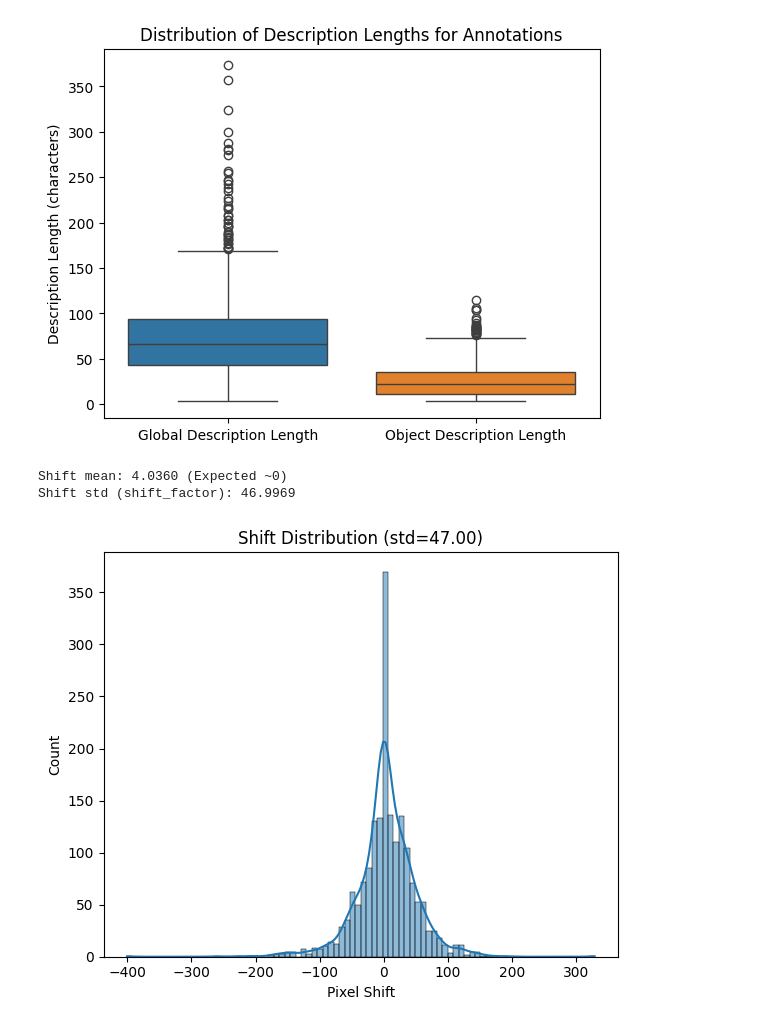
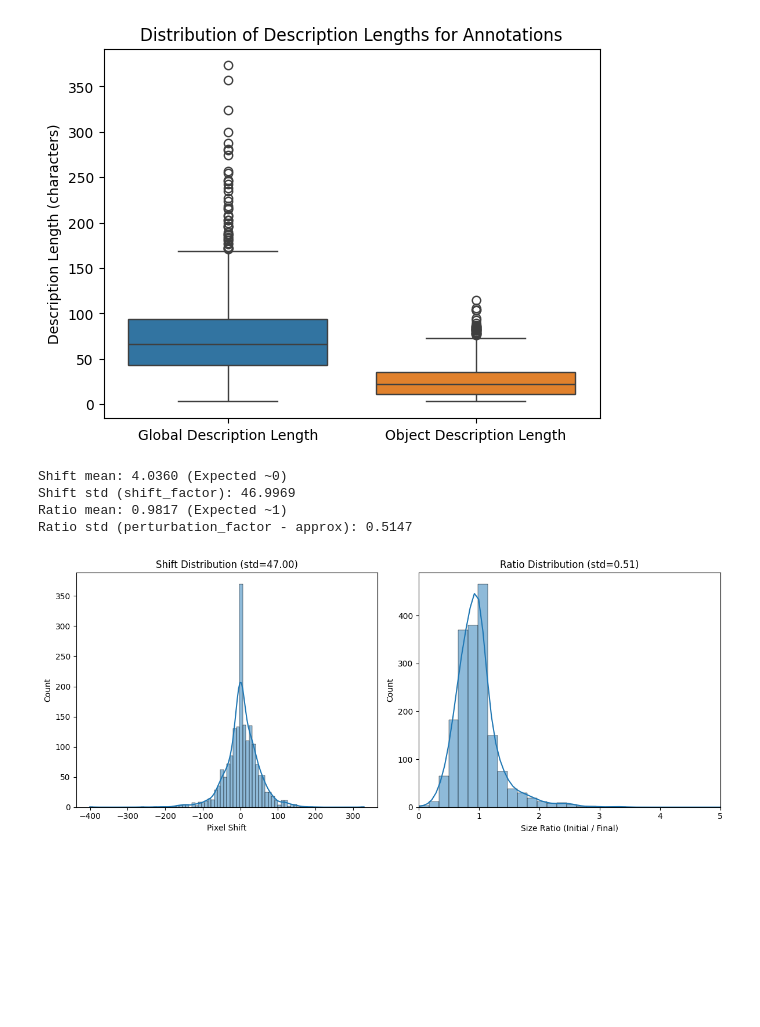
Before and after one commit to eceltov/V3Project, a Jupyter notebook: graphs2.ipynb, the cells around one changed output. Saved outputs shown, nothing was run; the diff lists cells and outputs as text; code cells hidden in the pictures; blank space fills up the shorter version.

```diff
--- a/graphs2.ipynb
+++ b/graphs2.ipynb
@@ -40,6 +40,7 @@ annotations[0]
 # %%
 def get_annotation_stats(annotation):
     stats = {
+        "id": annotation["id"],
         "distractors": 0,
         "total_time": 0,
         "annotationOrder": annotation["annotation"]["annotationOrder"],
@@ -154,8 +181,19 @@ plt.show()
 # %% [output]
 [figure]
 # %%
+def get_wh(rect):
+    x1, y1, x2, y2 = rect
+    return (abs(x2 - x1), abs(y2 - y1))
+
+def get_center(rect):
+    x1, y1, x2, y2 = rect
+    # Ensure float division
+    return ((x1 + x2) / 2.0, (y1 + y2) / 2.0)
+
 shifts_x = []
 shifts_y = []
+ratios_w = []
+ratios_h = []
 
 # Use filtered_stats instead of all annotations
 # filtered_stats contains dictionaries with "rects" list
@@ -173,38 +211,63 @@ for stats in filtered_stats:
             continue
 
         c_ix, c_iy = get_center(initial)
         c_fx, c_fy = get_center(final)
 
         # Shifts: simply the difference in centers
         dx = c_ix - c_fx
         dy = c_iy - c_fy
         shifts_x.append(dx)
         shifts_y.append(dy)
 
+        # Ratios: initial / final
+        # If final is ground truth, initial is perturbed version of it.
+        # But wait, usually we want Ratio = Perturbed / Original.
+        # Here Initial ~ Perturbed, Final ~ Original.
+        # So Ratio = Initial / Final
+
+        r_w = w_i / w_f
+        r_h = h_i / h_f
+        ratios_w.append(r_w)
+        ratios_h.append(r_h)
+
 shifts = np.array(shifts_x + shifts_y)
+scalings = np.array(ratios_w + ratios_h)
 
 if len(shifts) > 0:
     shift_mean = np.mean(shifts)
     shift_std = np.std(shifts)
 
+    ratio_mean = np.mean(scalings)
+    ratio_std = np.std(scalings)
+
     print(f"Shift mean: {shift_mean:.4f} (Expected ~0)")
     print(f"Shift std (shift_factor): {shift_std:.4f}")
 
+    print(f"Ratio mean: {ratio_mean:.4f} (Expected ~1)")
+    print(f"Ratio std (perturbation_factor - approx): {ratio_std:.4f}")
+
     # Plot distributions
-    fig, ax = plt.subplots(figsize=(6, 5))
+    fig, axes = plt.subplots(1, 2, figsize=(12, 5))
 
-    sns.histplot(shifts, kde=True, ax=ax)
-    ax.set_title(f'Shift Distribution (std={shift_std:.2f})')
-    ax.set_xlabel('Pixel Shift')
+    sns.histplot(shifts, kde=True, ax=axes[0])
+    axes[0].set_title(f'Shift Distribution (std={shift_std:.2f})')
+    axes[0].set_xlabel('Pixel Shift')
+
+    sns.histplot(scalings, kde=True, ax=axes[1])
+    axes[1].set_title(f'Ratio Distribution (std={ratio_std:.2f})')
+    axes[1].set_xlabel('Size Ratio (Initial / Final)')
+    axes[1].set_xlim(0, 5) # Reasonable range
 
     plt.tight_layout()
     plt.show()
 else:
     print("No data after filtering.")
 # %% [output]
 Shift mean: 4.0360 (Expected ~0)
 Shift std (shift_factor): 46.9969
+Ratio mean: 0.9817 (Expected ~1)
+Ratio std (perturbation_factor - approx): 0.5147
-[figure, old version]
+[figure, new version]
 # %%
 # Verification: Simulate perturbations using estimated parameters from FILTERED data
 sim_shifts_x = []
```
Also changed, not shown: parts of 9 cells of this notebook.
